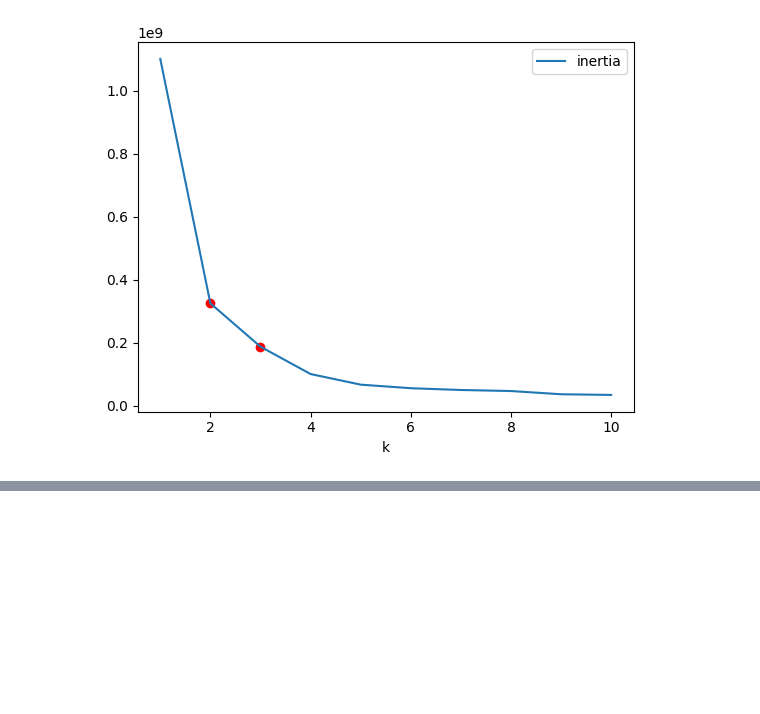
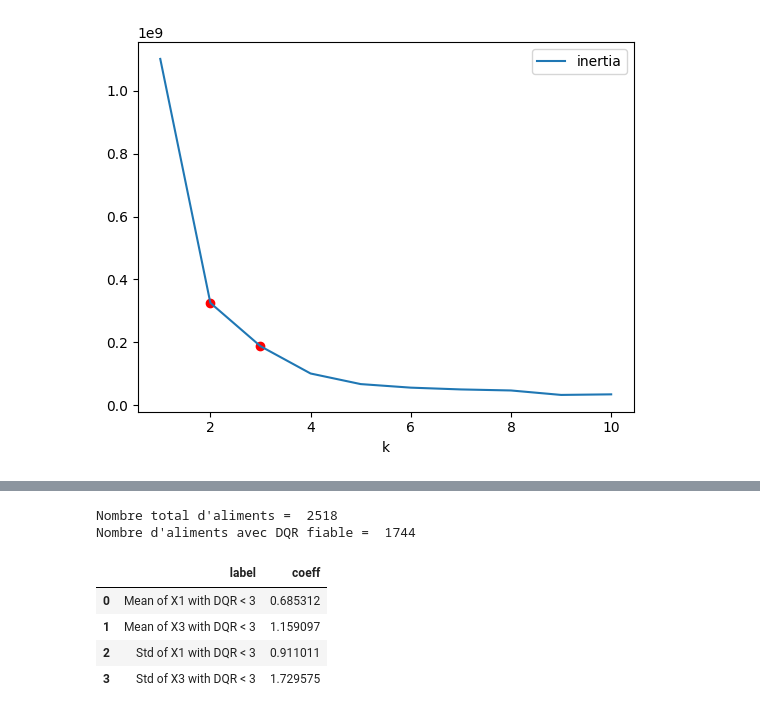
Before and after one commit to antoinebnm/PTS-Data, a Jupyter notebook: goodDatas.ipynb, the cells around one changed output, grey strips where cells are left out. Drawn from its saved outputs; the diff is of its cells as text; code cells hidden in the pictures; blank space fills up the shorter version.

```diff
--- a/goodDatas.ipynb
+++ b/goodDatas.ipynb
@@ -557,0 +605,24 @@ plt.show()
+# %%
+import statistics as stat
+
+# Statistics avec DQR >= 3
+dbb = dataCopy[['Score unique EF', 'Rayonnements ionisants','DQR']]
+dbb_DQR = dbb.query('DQR <3')
+
+print("Nombre total d'aliments = ",len(dbb))
+print("Nombre d'aliments avec DQR fiable = ",len(dbb_DQR))
+
+data_DQR3 = {
+ "label":["Mean of X1 with DQR < 3"]+ ["Mean of X3 with DQR < 3"] + ["Std of X1 with DQR < 3"] + ["Std of X3 with DQR < 3"],
+ "coeff": np.concatenate((stat.mean(dbb_DQR['Score unique EF']),stat.mean(dbb_DQR['Rayonnements ionisants']), stat.stdev(dbb_DQR['Score unique EF']),stat.stdev(dbb_DQR['Rayonnements ionisants'])), axis=None),
+}
+
+pd.DataFrame(data_DQR3)
+# %% [output]
+Nombre total d'aliments =  2518
+Nombre d'aliments avec DQR fiable =  1744
+|  | label | coeff |
+| 0 | Mean of X1 with DQR < 3 | 0.685312 |
+| 1 | Mean of X3 with DQR < 3 | 1.159097 |
+| 2 | Std of X1 with DQR < 3 | 0.911011 |
+| 3 | Std of X3 with DQR < 3 | 1.729575 |
```
Also changed, not shown: parts of 4 cells of this notebook.
